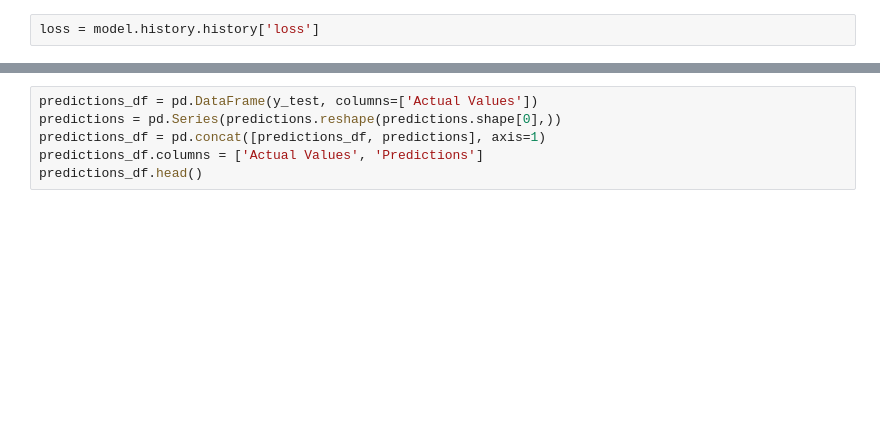
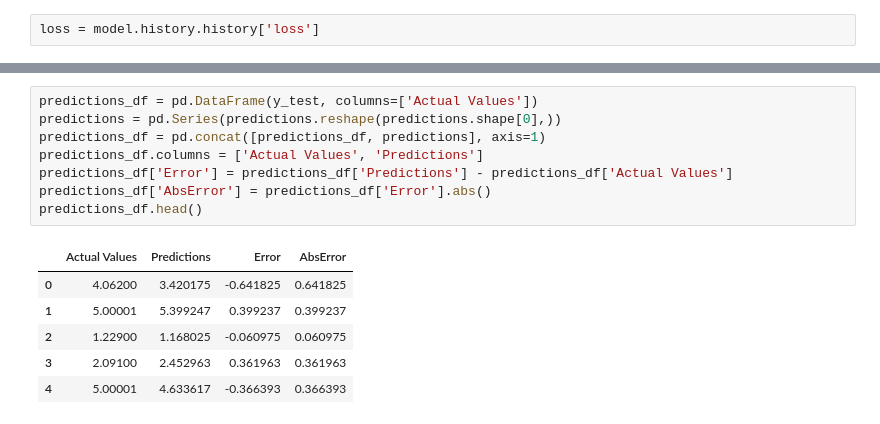
Before and after one commit to hanze-hbo-ict/Machine-Learning, a Jupyter notebook: Notebooks/Keras (live coding HC 4).ipynb, the cells around one changed output, grey strips where cells are left out. Drawn from its saved outputs; the diff is of its cells as text; blank space fills up the shorter version.

```diff
--- a/Notebooks/Keras (live coding HC 4).ipynb
+++ b/Notebooks/Keras (live coding HC 4).ipynb
@@ -60,9 +125,18 @@ predictions = model.predict(X_test)
 # %%
 predictions_df = pd.DataFrame(y_test, columns=['Actual Values'])
 predictions = pd.Series(predictions.reshape(predictions.shape[0],))
 predictions_df = pd.concat([predictions_df, predictions], axis=1)
 predictions_df.columns = ['Actual Values', 'Predictions']
+predictions_df['Error'] = predictions_df['Predictions'] - predictions_df['Actual Values']
+predictions_df['AbsError'] = predictions_df['Error'].abs()
 predictions_df.head()
+# %% [output]
+|  | Actual Values | Predictions | Error | AbsError |
+| 0 | 4.06200 | 3.420175 | -0.641825 | 0.641825 |
+| 1 | 5.00001 | 5.399247 | 0.399237 | 0.399237 |
+| 2 | 1.22900 | 1.168025 | -0.060975 | 0.060975 |
+| 3 | 2.09100 | 2.452963 | 0.361963 | 0.361963 |
+| 4 | 5.00001 | 4.633617 | -0.366393 | 0.366393 |
 # %%
 fig, ax = plt.subplots()
 sns.scatterplot(x='Actual Values', y='Predictions', data=predictions_df, ax=ax)
```
Also changed, not shown: parts of 14 cells of this notebook, 1 other file.
